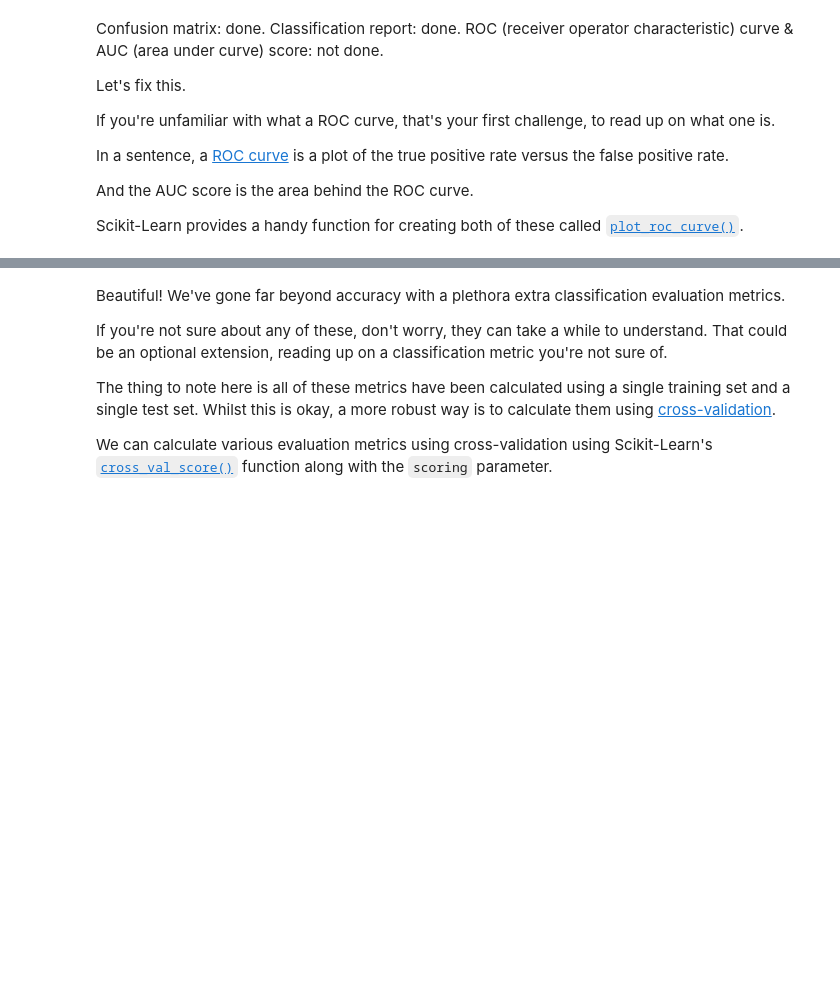
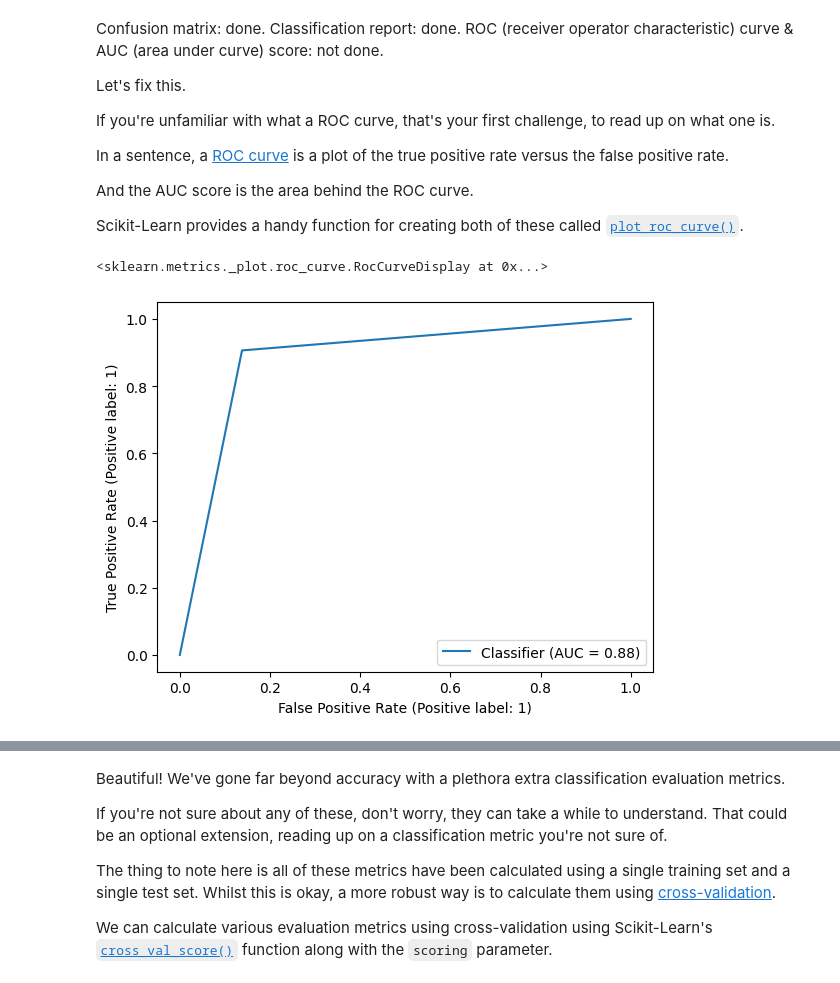
Before and after one commit to Meruja/PythonExercises, a Jupyter notebook: scikit_learn_exercises.ipynb, the cells around one changed output, grey strips where cells are left out. Drawn from its saved outputs; the diff is of its cells as text; code cells hidden in the pictures; blank space fills up the shorter version.

```diff
--- a/scikit_learn_exercises.ipynb
+++ b/scikit_learn_exercises.ipynb
@@ -397,7 +407,7 @@ Evaluation metrics are very often comparing a model's predictions to some ground
 Let's make some predictions on the test data using our latest model and save them to `y_preds`.
 # %%
 # Make predictions on test data and save them
-###
+clf_preds = clf.predict(X_test)
 # %% [markdown]
 Time to use the predictions our model has made to evaluate it beyond accuracy.
 # %%
@@ -450,5 +489,10 @@ In a sentence, a [ROC curve](https://en.wikipedia.org/wiki/Receiver_operating_ch
 And the AUC score is the area behind the ROC curve.
 
 Scikit-Learn provides a handy function for creating both of these called [`plot_roc_curve()`](https://scikit-learn.org/stable/modules/generated/sklearn.metrics.plot_roc_curve.html).
+# %%
+RocCurveDisplay.from_predictions(y_test, clf_preds)
+# %% [output]
+<sklearn.metrics._plot.roc_curve.RocCurveDisplay at 0x...>
+[figure, added]
 # %%
 # Plot a ROC curve using our current machine learning model using plot_roc_curve
```
Also changed, not shown: parts of 19 cells of this notebook.
